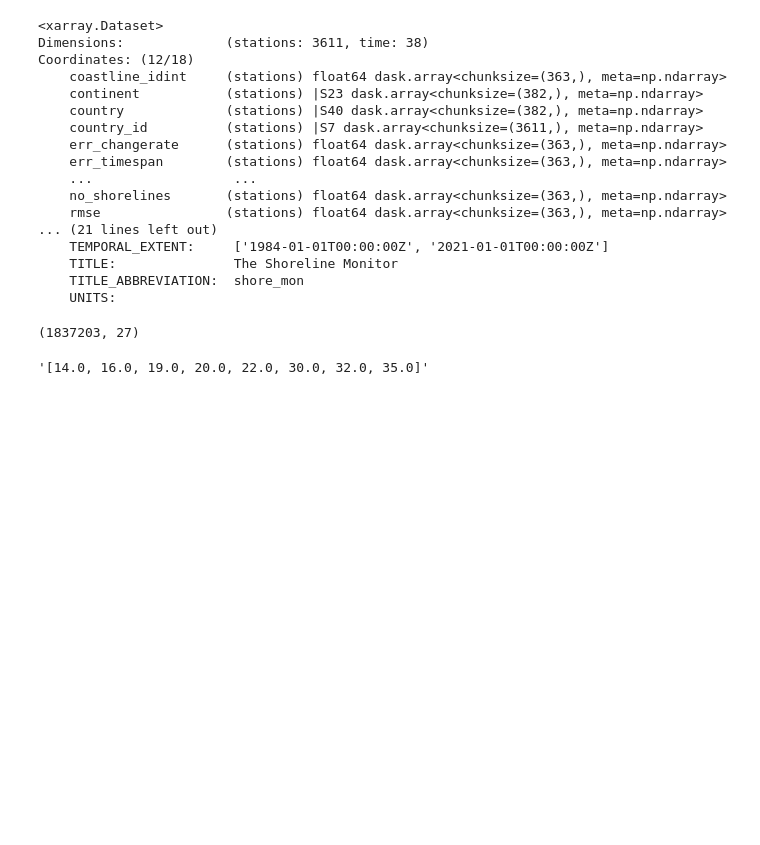
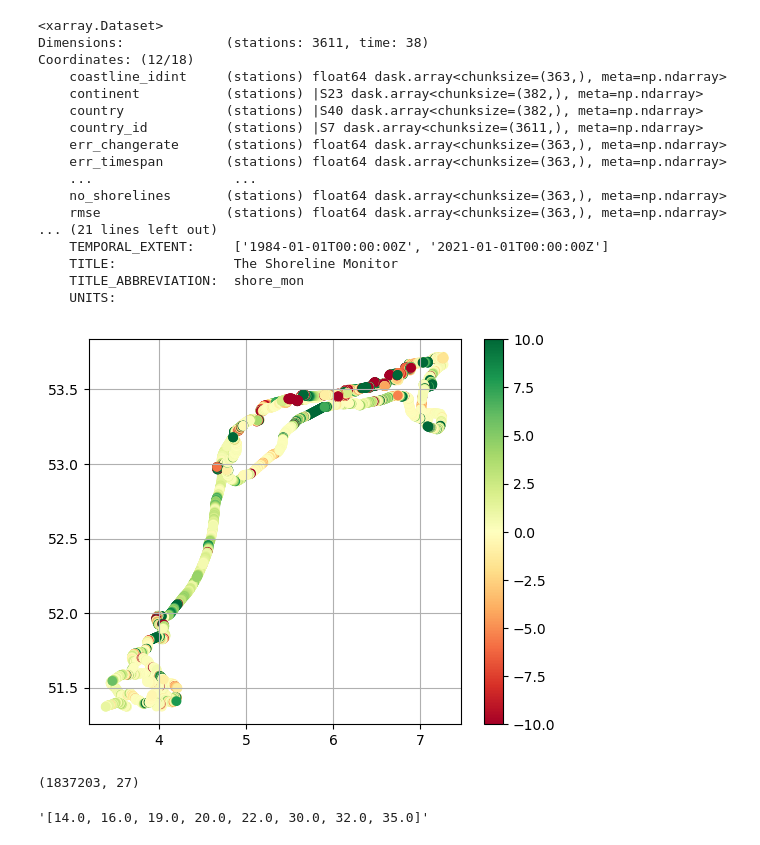
Before and after one commit to openearth/global-coastal-atlas, a Jupyter notebook: notebooks/test_STAC_access.ipynb, the cells around one changed output. Cells and saved outputs as stored; diff of their text form; code cells hidden in the pictures; blank space fills up the shorter version.

```diff
--- a/notebooks/test_STAC_access.ipynb
+++ b/notebooks/test_STAC_access.ipynb
@@ -140,11 +122,19 @@ Coordinates: (12/18)
+# %%
+fig, ax = plt.subplots(figsize=(6, 5))
+sc = ax.scatter(cropped_ds.lon, cropped_ds.lat, c=cropped_ds.changerate, vmin=-10, vmax=10, cmap='RdYlGn')
+plt.colorbar(sc)
+
+plt.grid()
+# %% [output]
+[figure, added]
 # %%
 import pandas as pd
 
 check = pd.read_csv(r'p:\1000545-054-globalbeaches\03_Global_shorelines_update_2020\Transect_Mapping\Version_16102018\CSV\ShorelineMonitor_1984_2021_v1.5_set1.csv')
-# %%
-print(check.shape)
-# %% [output]
-(1837203, 27)
+# %%
+cropped_ds.plot()
+# %% [output]
+(1837203, 27)
 # %%
 check.iloc[0]['dt']
 # %% [output]
```
Also changed, not shown: parts of 5 cells of this notebook.
